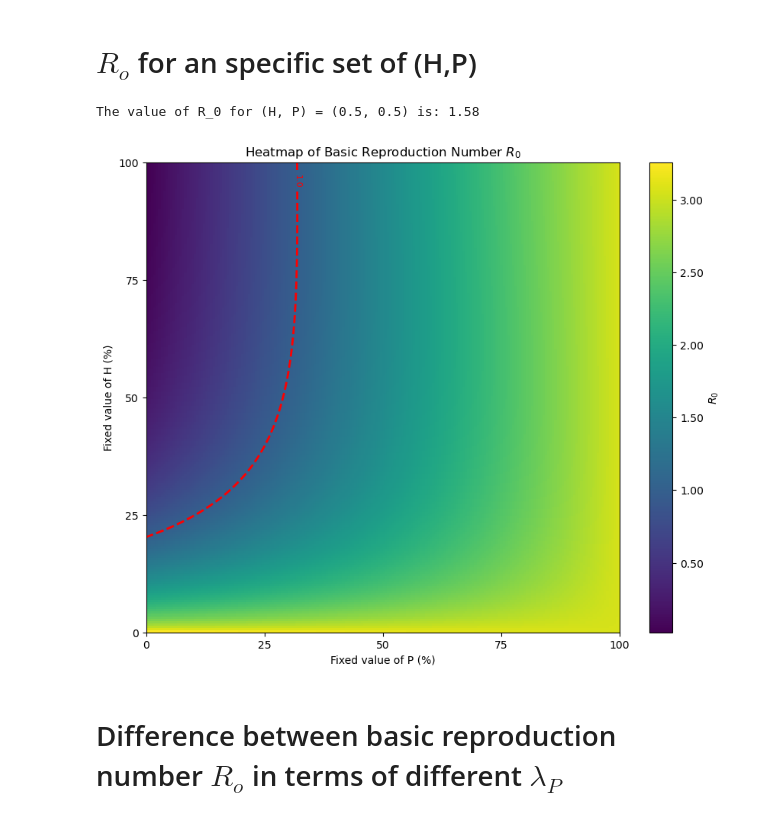
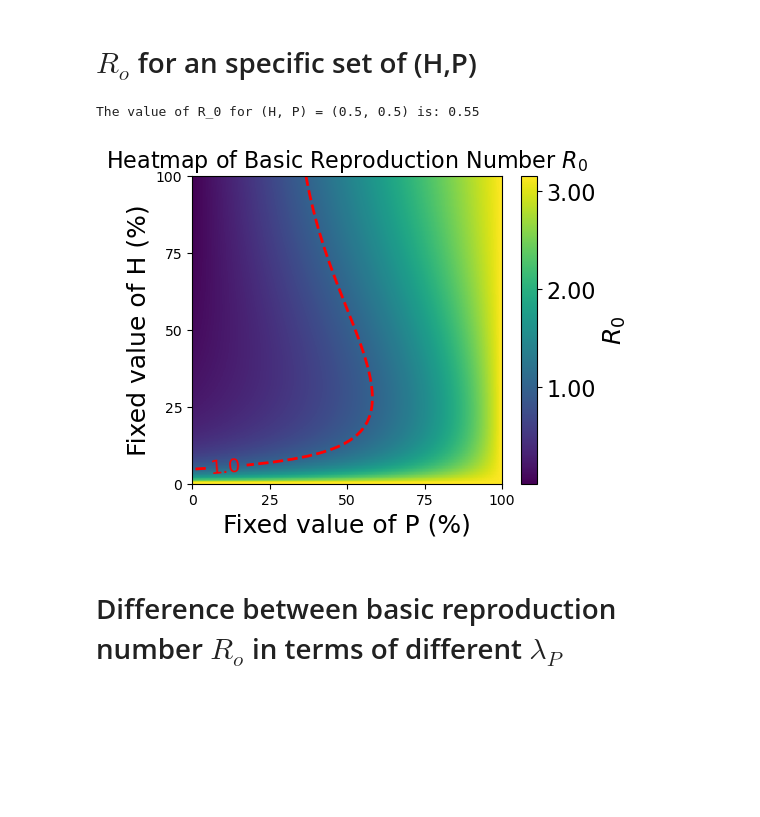
Before and after one commit to Priesemann-Group/testing-paradox-HIV-STI, a Jupyter notebook: notebooks/BifurcationAnalysis/NotebookForPrEP.ipynb, the cells around one changed output. Saved outputs shown, nothing was run; the diff lists cells and outputs as text; code cells hidden in the pictures; blank space fills up the shorter version.

Commit message:
New plots

```diff
--- a/notebooks/BifurcationAnalysis/NotebookForPrEP.ipynb
+++ b/notebooks/BifurcationAnalysis/NotebookForPrEP.ipynb
@@ -36,8 +37,8 @@ def alpha(P, H, beta_STI=args["beta_STI"]):
 # %% [markdown]
 # Heatmap for $\lambda_P$
 # %%
-beta_STI_0 = 0.0016
-psi = 0.9
+beta_STI_0 = 0.0016*5
+psi = 0.85
 mu = 1.0 / 45.0 / 360.0
 gamma = 1.0 / 1.32 / 360.0
 C = 50
@@ -45,18 +46,19 @@ beta_HIV = 0.6341 / 360.0
 min_exp = 0.0
 max_exp = 1.0
 tau_exp = 0.2
+lambda_0=1/14
 
 
 
 # Explicit expression for lambda_P
 def lambda_P(P, H):
-    term1=psi/(1/(beta_STI_0*(1-m(H)*(1-P)))-(1-psi)/mu)
+    term1=psi*(mu+lambda_0)/((mu+lambda_0)/(beta_STI_0*(1-m(H)*(1-P)))-(1-psi))
     term2=gamma+C*(1-m(H))*beta_HIV*H*(1-P)+mu
-    return (term1-term2)
+    return np.log(term1-term2)
 
 # Define the ranges for H and P values
-H_values = np.linspace(0, 1, 100)
-P_values = np.linspace(0.01, 1, 100)  # Avoid P = 0 to prevent division by zero
+H_values = np.linspace(0, 0.2, 100)
+P_values = np.linspace(0.01, 1, 201)  # Avoid P = 0 to prevent division by zero
 
 # Initialize a 2D array to hold lambda_P values
 lambda_P_grid = np.zeros((len(H_values), len(P_values)))
@@ -247,56 +255,57 @@ plt.show()
 # %% [markdown]
 # $R_o$ for an specific set of (H,P)
 # %%
+gridspec = {
+    "wspace": 0,
+    "hspace": 0,
+    "width_ratios": [1, 1, 1, 1],
+    "height_ratios": [1, 1],
+}
 
 # Define specific (H, P) values
 H_value = 0.5
 P_value = 0.5
 
 # Calculate R_0 for the specific (H, P) values
 R0_value = Ro(H_value, P_value, args["lambda_P"])
 
 # Print the value of R_0
 print(f"The value of R_0 for (H, P) = ({H_value}, {P_value}) is: {R0_value:.2f}")
 
-# Optionally: Plotting the heatmap
-Hs = np.linspace(0, 1.0, 201)
-Ps = np.linspace(0, 1.0, 201)
-
-Ro_values = np.zeros((len(Hs), len(Ps)))
-for i, H in enumerate(Hs):
-    for j, P in enumerate(Ps):
-        Ro_values[i, j] = Ro(H, P, args["lambda_P"])
-
-fig, ax = plt.subplots(figsize=(10, 8))
+# Plotting
+fig, ax = plt.subplots(figsize=(5, 4))
 cax = ax.imshow(Ro_values, origin='lower', aspect='auto', extent=[Ps.min(), Ps.max(), Hs.min(), Hs.max()], cmap='viridis')
 
-ax.set_title('Heatmap of Basic Reproduction Number $R_0$')
-ax.set_xlabel('Fixed value of P (%)')
-ax.set_ylabel('Fixed value of H (%)')
+# Titles and labels
+ax.set_title('Heatmap of Basic Reproduction Number $R_0$', fontsize=16)
+ax.set_xlabel('Fixed value of P (%)', fontsize=18)
+ax.set_ylabel('Fixed value of H (%)', fontsize=18)
 
+# Setting the ticks and labels with larger font size
 ax.set_xticks(np.linspace(Ps.min(), Ps.max(), 5))
-ax.set_xticklabels([f"{int(p * 100)}" for p in np.linspace(Ps.min(), Ps.max(), 5)])
+ax.set_xticklabels([f"{int(p * 100)}" for p in np.linspace(Ps.min(), Ps.max(), 5)], fontsize=10)
 ax.set_yticks(np.linspace(Hs.min(), Hs.max(), 5))
-ax.set_yticklabels([f"{int(h * 100)}" for h in np.linspace(Hs.min(), Hs.max(), 5)])
+ax.set_yticklabels([f"{int(h * 100)}" for h in np.linspace(Hs.min(), Hs.max(), 5)], fontsize=10)
 
 # Define a formatter function for the color bar
 def formatter(x, pos):
     return f"{x:.2f}"
 
-# Create a color bar
+# Create a color bar with a larger font size
 cbar = fig.colorbar(cax, ax=ax, format=FuncFormatter(formatter))
-cbar.ax.set_ylabel('$R_0$')
+cbar.ax.set_ylabel('$R_0$', fontsize=18)
+cbar.ax.tick_params(labelsize=16)
 
 # Add a contour line for R_0 = 1
 contour = ax.contour(Ps, Hs, Ro_values, levels=[1], colors='red', linewidths=2, linestyles='--')
 
 # Add a label to the contour line
-ax.clabel(contour, inline=True, fontsize=8, fmt='%.1f', colors='red')
+ax.clabel(contour, inline=True, fontsize=14, fmt='%.1f', colors='red')
 
 plt.show()
 # %% [output]
-The value of R_0 for (H, P) = (0.5, 0.5) is: 1.58
+The value of R_0 for (H, P) = (0.5, 0.5) is: 0.55
-[figure, old version]
+[figure, new version]
 # %% [markdown]
 # Difference between basic reproduction number $R_o$ in terms of different $\lambda_P$
 # %%
```
Also changed, not shown: parts of 11 cells of this notebook.
